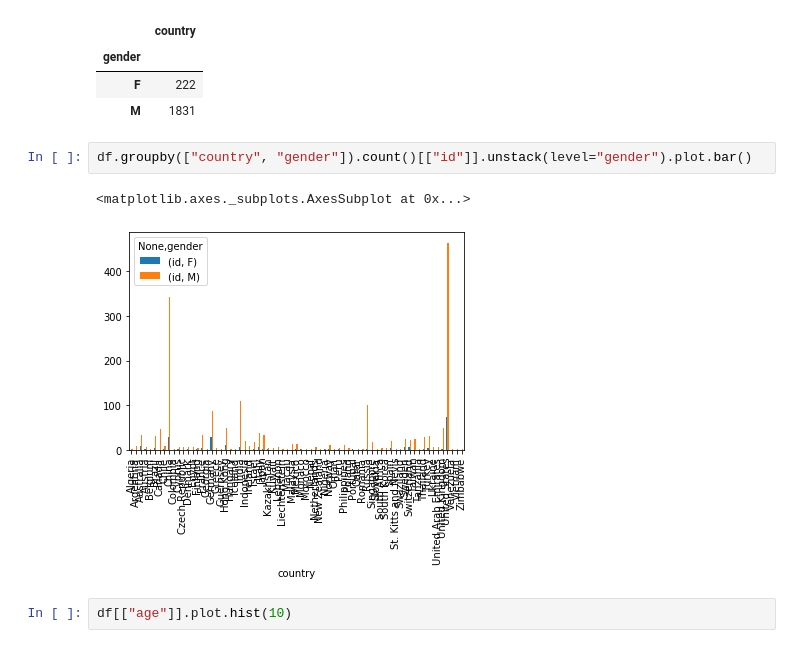
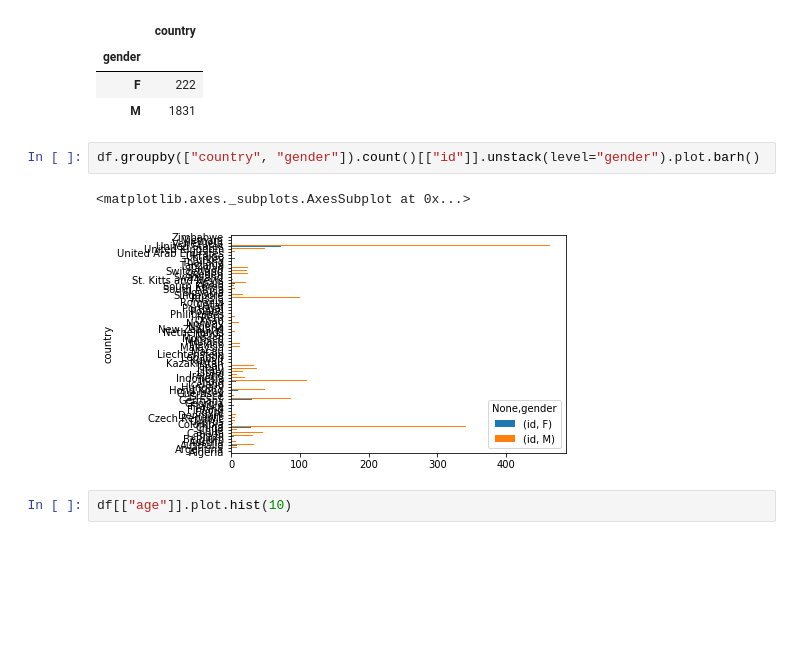
Before and after one commit to yaakx/Ironhack-Module-1-Project---Julen, a Jupyter notebook: notebooks/Notebook4.ipynb, the cells around one changed output. Drawn from its saved outputs; the diff is of its cells as text; blank space fills up the shorter version.

```diff
--- a/notebooks/Notebook4.ipynb
+++ b/notebooks/Notebook4.ipynb
@@ -27,10 +27,10 @@ df[["country", "gender"]].groupby(["gender"]).count()
 | F | 222 |
 | M | 1831 |
 # %%
-df.groupby(["country", "gender"]).count()[["id"]].unstack(level="gender").plot.bar()
+df.groupby(["country", "gender"]).count()[["id"]].unstack(level="gender").plot.barh()
 # %% [output]
 <matplotlib.axes._subplots.AxesSubplot at 0x...>
-[figure, old version]
+[figure, new version]
 # %%
 df[["age"]].plot.hist(10)
 # %% [output]
```
Also changed, not shown: parts of 9 cells of this notebook, 6 other files.
